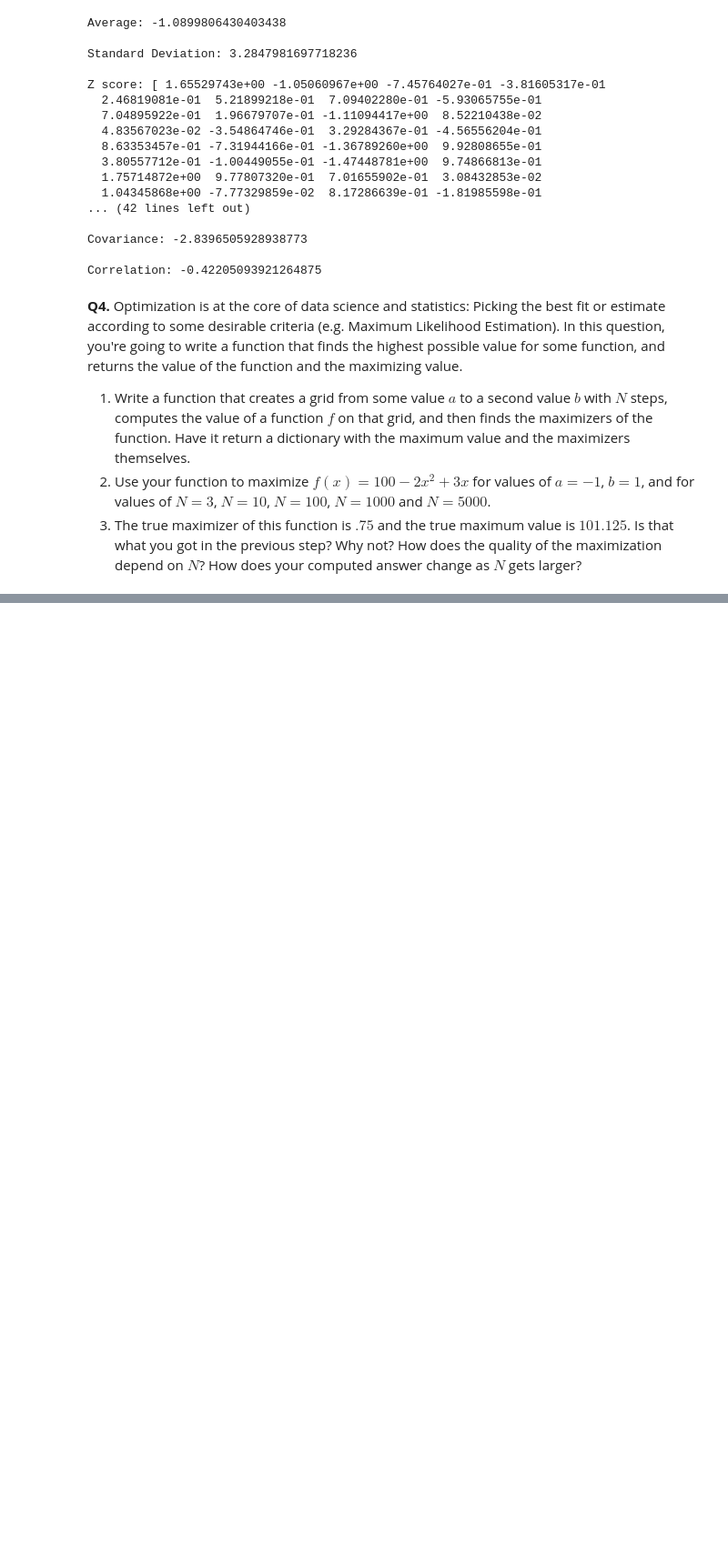
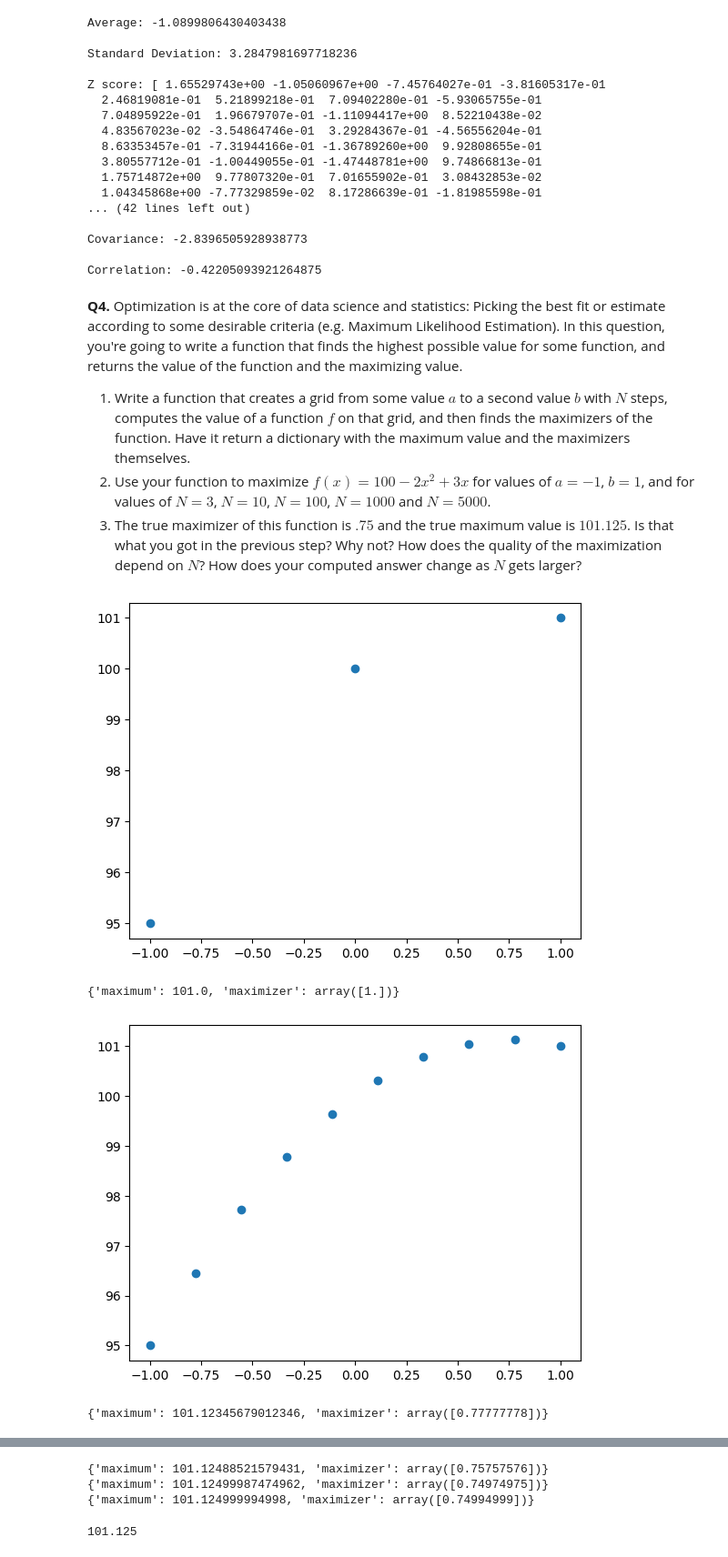
Before and after one commit to jillianhaig/programming, a Jupyter notebook: assignment/assignment_programming.ipynb, the cells around one changed output, grey strips where cells are left out. Shown at 91% size. Cells and saved outputs as stored; diff of their text form; code cells hidden in the pictures; blank space fills up the shorter version.

```diff
--- a/assignment/assignment_programming.ipynb
+++ b/assignment/assignment_programming.ipynb
@@ -201,3 +201,35 @@ Correlation: -0.42205093921264875
 # %%
 import numpy as np
 import matplotlib.pyplot as plt
+
+#1
+def f(x):
+    y = 100-2*x**2+3*x
+    return(y)
+
+def maximizer(a,b,N,f,showplot=False):
+    x = np.linspace(a,b,N) # this creates the grid
+    y = f(x)
+    if showplot == True: # the plot appears if showplot==True and does not otherwise appear
+        plt.scatter(x,y)
+        plt.show()
+
+    maximum = max(y)
+    max_index = np.where(maximum==y)
+    maximizer = x[max_index]
+    return({'maximum':maximum,'maximizer':maximizer})
+
+# 2
+print(maximizer(-1,1,3,f,showplot=True))
+print(maximizer(-1,1,10,f,showplot=True))
+print(maximizer(-1,1,100,f,showplot=True))
+print(maximizer(-1,1,1000,f))
+print(maximizer(-1,1,5000,f))
+
+# 3
+f(0.75)
+# %% [output]
+[figure, added]
+{'maximum': 101.0, 'maximizer': array([1.])}
+[figure, added]
+{'maximum': 101.12345679012346, 'maximizer': array([0.77777778])}
@@ -204 +237,5 @@ import matplotlib.pyplot as plt
+{'maximum': 101.12488521579431, 'maximizer': array([0.75757576])}
+{'maximum': 101.12499987474962, 'maximizer': array([0.74974975])}
+{'maximum': 101.124999994998, 'maximizer': array([0.74994999])}
+101.125
 # %% [markdown]
```
Also changed, not shown: parts of 2 cells of this notebook.
